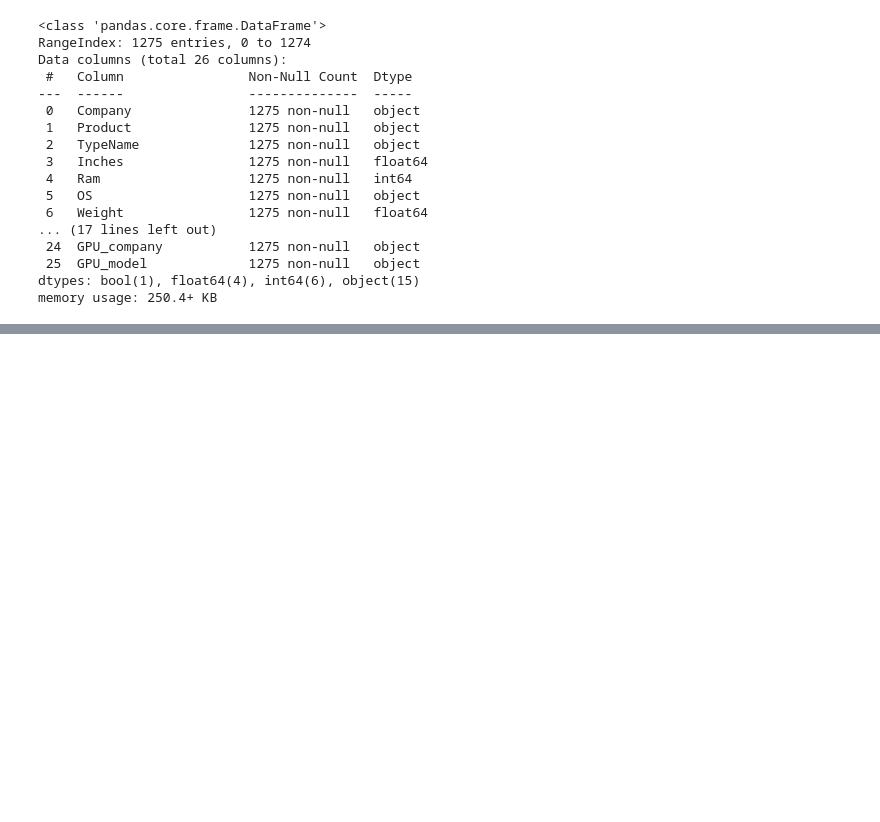
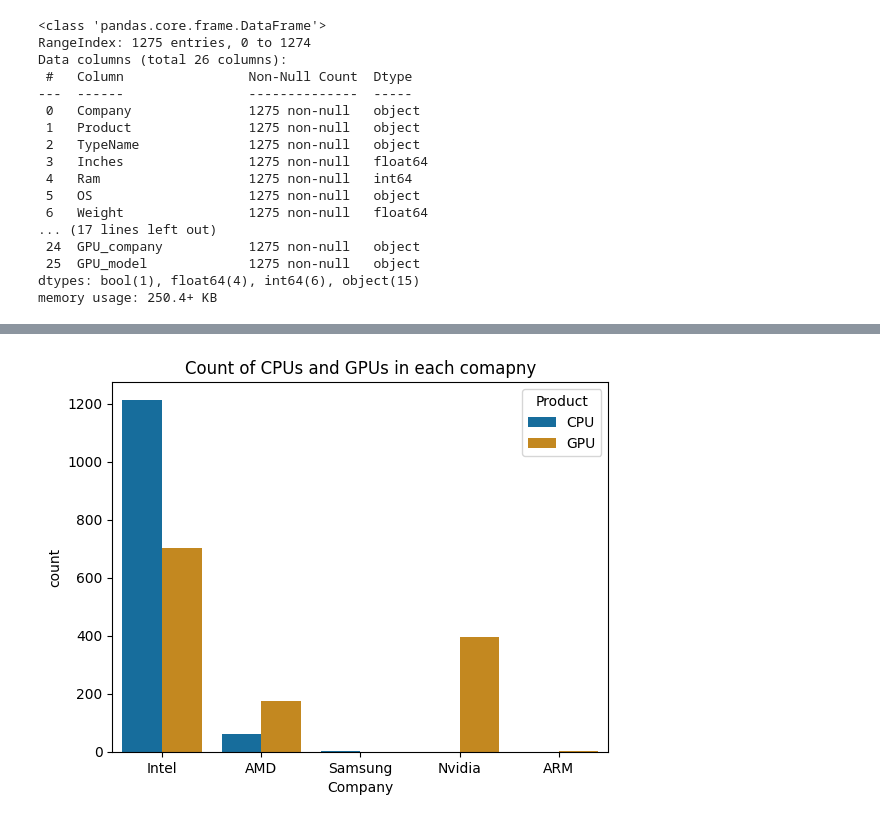
Before and after one commit to MinaGO1/Laptop-prices-dataset, a Jupyter notebook: Task I.ipynb, the cells around one changed output, grey strips where cells are left out. Saved outputs shown, nothing was run; the diff lists cells and outputs as text; code cells hidden in the pictures; blank space fills up the shorter version.

```diff
--- a/Task I.ipynb
+++ b/Task I.ipynb
@@ -467,0 +573,12 @@ df.describe()
+# %%
+cpu_df = df.drop('Company' , axis=1).rename(columns={'CPU_company':'Company'})[['Company']] #Dropping company column to add company column of CPUs
+cpu_df['Product'] = 'CPU'
+gpu_df = df.drop('Company' , axis=1).rename(columns={'GPU_company':'Company'})[['Company']]
+gpu_df['Product'] = 'GPU'
+cpu_gpu_data = pd.concat([cpu_df , gpu_df])
+#This cell to split cpu companies and gpu companies and add hue to our countplot
+# %%
+sns.countplot(x='Company' , hue='Product' , data=cpu_gpu_data , palette='colorblind');
+plt.title('Count of CPUs and GPUs in each comapny');
+# %% [output]
+[figure, added]
```
Also changed, not shown: parts of 27 cells of this notebook.
